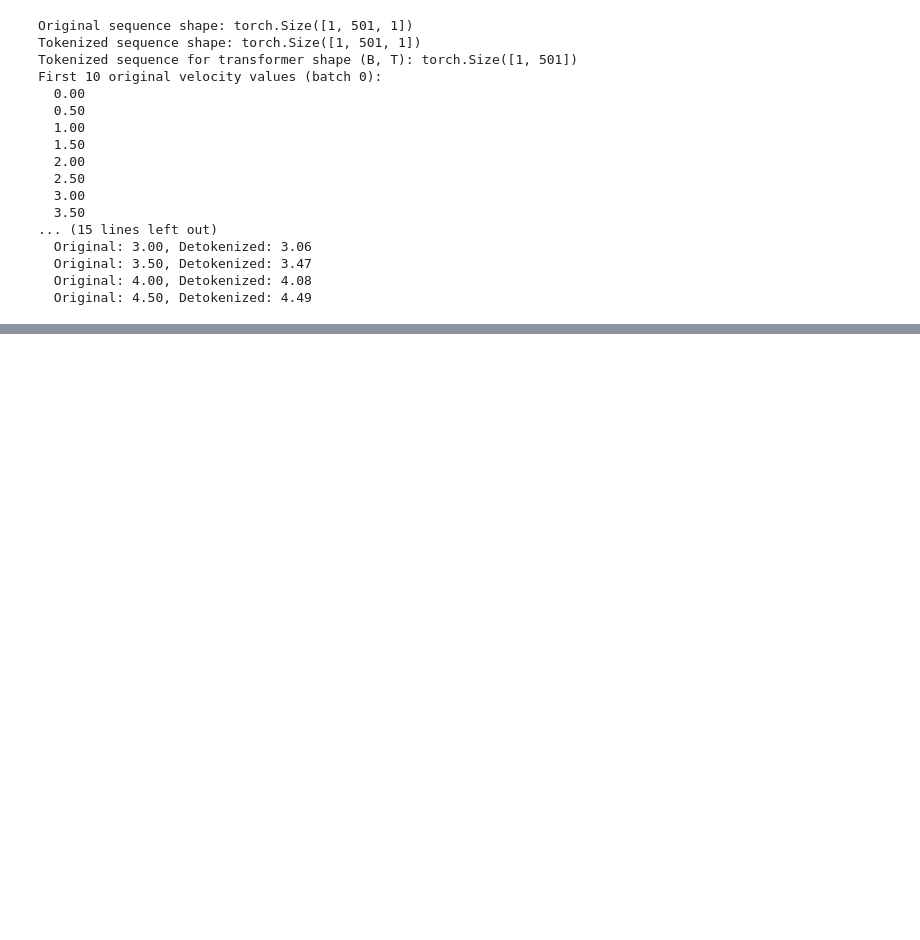
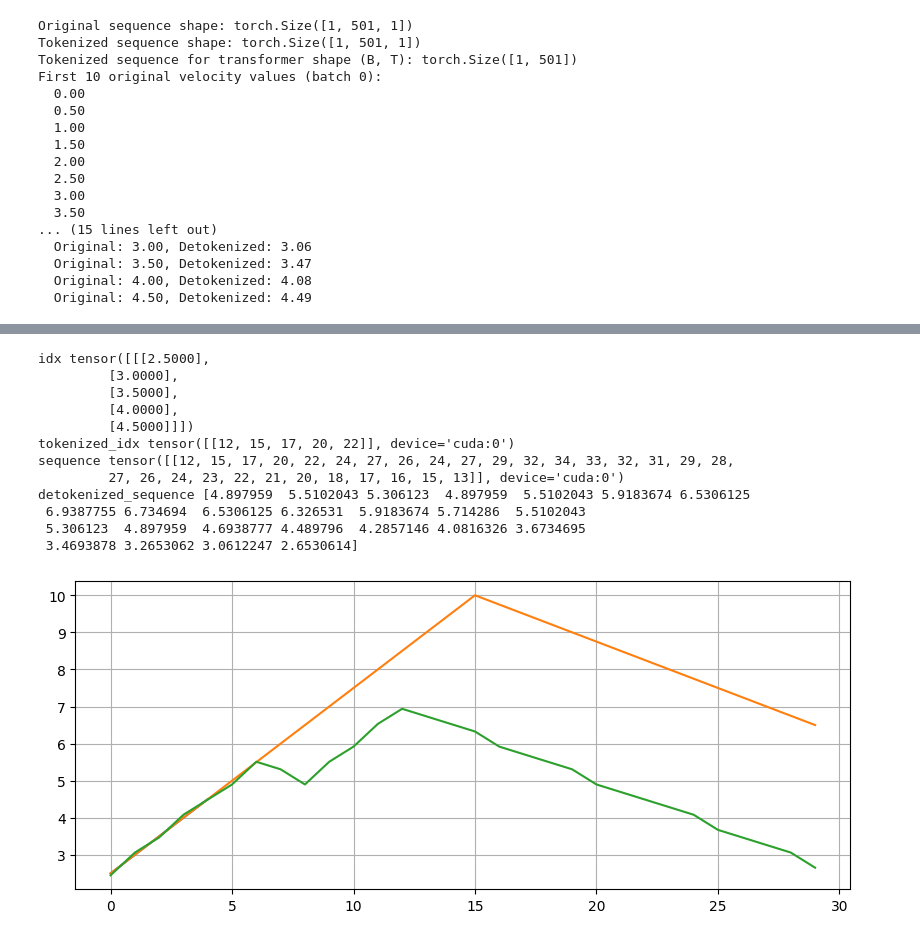
Before and after one commit to Bryce-R/ML, a Jupyter notebook: SimpleDecoderTransformer.ipynb, the cells around one changed output, grey strips where cells are left out. Cells and saved outputs as stored; diff of their text form; code cells hidden in the pictures; blank space fills up the shorter version.

```diff
--- a/SimpleDecoderTransformer.ipynb
+++ b/SimpleDecoderTransformer.ipynb
@@ -266,0 +291,32 @@ Epoch 95, Step 0, Loss 0.17203697562217712
+# %%
+start = 5
+end = 10
+idx = x[:, start:end, :]
+print(f"idx", idx)
+tokenized_idx = tokenizer.tokenize(idx).squeeze(-1).to(device)
+print(f"tokenized_idx", tokenized_idx)
+# print(f"tokenized_idx.shape", tokenized_idx.shape)
+sequence = model.generate(tokenized_idx, seq_len-idx.shape[1])
+print(f"sequence", sequence)
+detokenized_sequence = tokenizer.detokenize(sequence)
+print(f"detokenized_sequence", detokenized_sequence.cpu().numpy()[0][5:])
+
+plt.figure(figsize=(10, 4))
+plt.plot(idx.cpu().numpy()[0], label='history')
+plt.plot(x[:, start:start+seq_len, :].cpu().numpy()[0], label='Original Sequence')
+plt.plot(detokenized_sequence.cpu().numpy()[0], label='Generated Sequence')
+plt.grid()
+# %% [output]
+idx tensor([[[2.5000],
+         [3.0000],
+         [3.5000],
+         [4.0000],
+         [4.5000]]])
+tokenized_idx tensor([[12, 15, 17, 20, 22]], device='cuda:0')
+sequence tensor([[12, 15, 17, 20, 22, 24, 27, 26, 24, 27, 29, 32, 34, 33, 32, 31, 29, 28,
+         27, 26, 24, 23, 22, 21, 20, 18, 17, 16, 15, 13]], device='cuda:0')
+detokenized_sequence [4.897959  5.5102043 5.306123  4.897959  5.5102043 5.9183674 6.5306125
+ 6.9387755 6.734694  6.5306125 6.326531  5.9183674 5.714286  5.5102043
+ 5.306123  4.897959  4.6938777 4.489796  4.2857146 4.0816326 3.6734695
+ 3.4693878 3.2653062 3.0612247 2.6530614]
+[figure, added]
```
Also changed, not shown: parts of 3 cells of this notebook.
